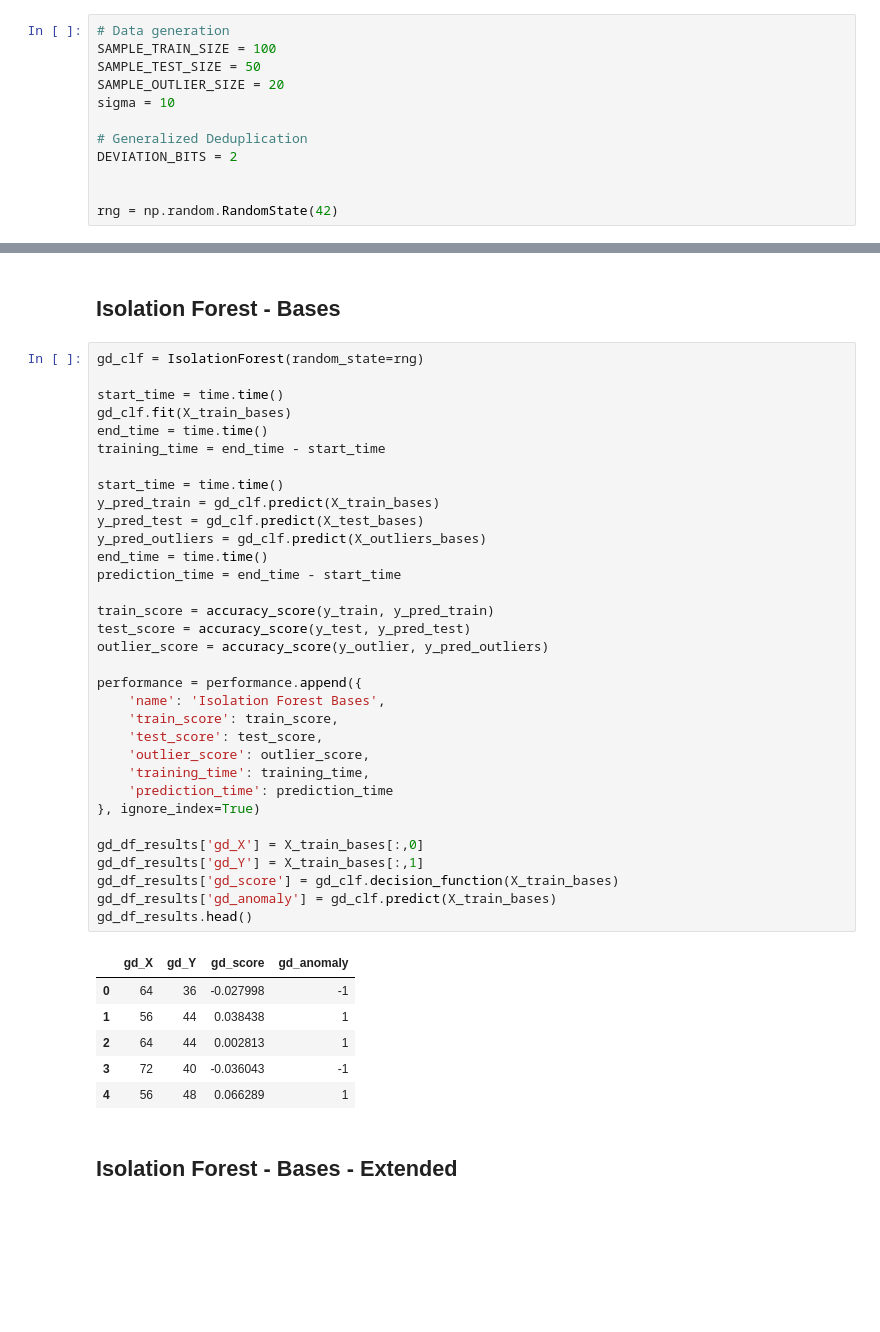
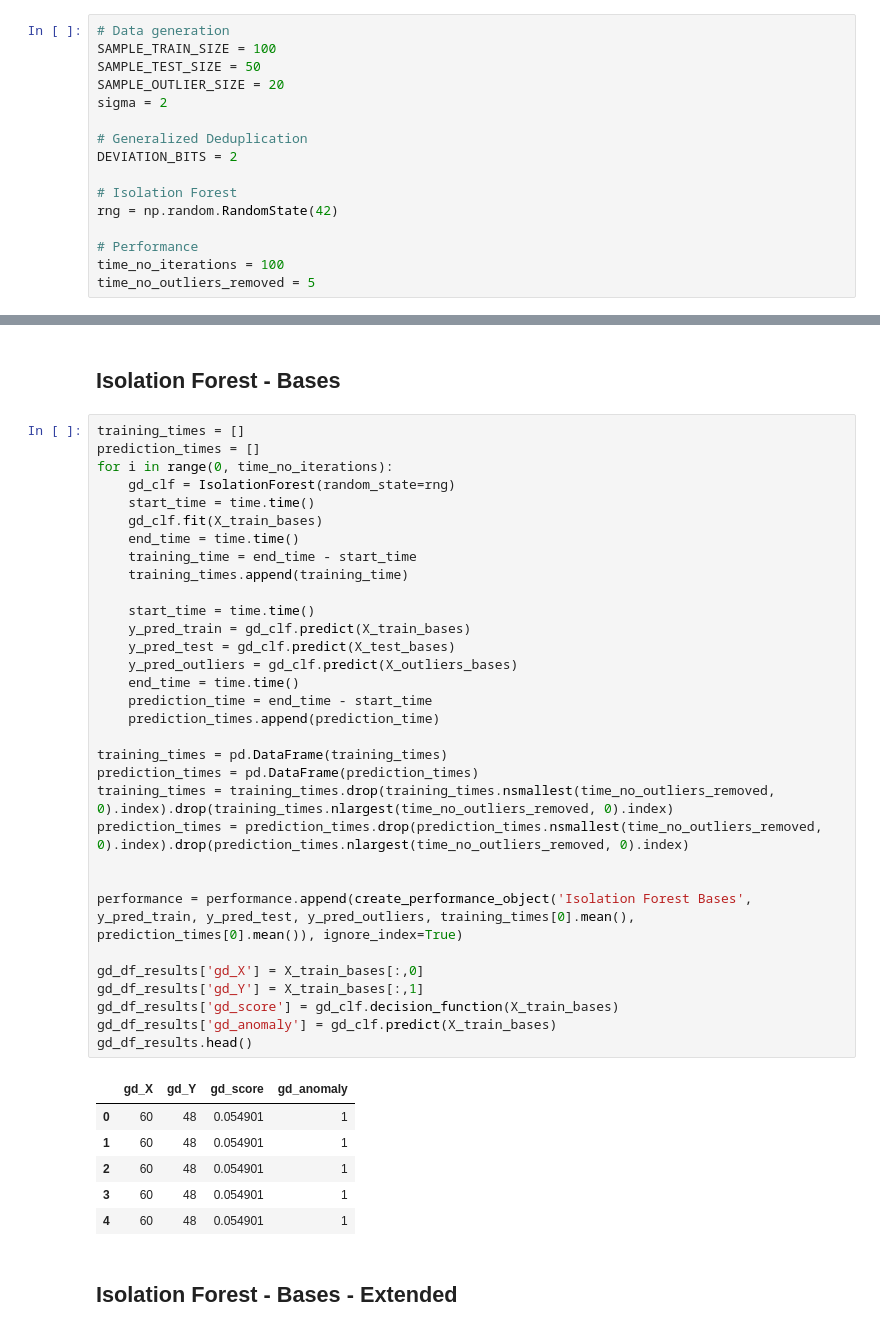
Before and after one commit to mlRosenquist/au-mlr-research-and-development-dedup, a Jupyter notebook: src/synthetic-dataset-2d.ipynb, the cells around one changed output, grey strips where cells are left out. Drawn from its saved outputs; the diff is of its cells as text; blank space fills up the shorter version.

```diff
--- a/src/synthetic-dataset-2d.ipynb
+++ b/src/synthetic-dataset-2d.ipynb
@@ -21,13 +23,17 @@ from sklearn.ensemble import IsolationForest
 SAMPLE_TRAIN_SIZE = 100
 SAMPLE_TEST_SIZE = 50
 SAMPLE_OUTLIER_SIZE = 20
-sigma = 10
+sigma = 2
 
 # Generalized Deduplication
 DEVIATION_BITS = 2
 
+# Isolation Forest
+rng = np.random.RandomState(42)
 
-rng = np.random.RandomState(42)
+# Performance
+time_no_iterations = 100
+time_no_outliers_removed = 5
 # %% [markdown]
 # Load Data
 # %% [markdown]
@@ -79,45 +119,44 @@ performance = pd.DataFrame(columns=['name', 'train_score', 'test_score', 'outlie
 # %% [markdown]
 ## Isolation Forest - Bases
 # %%
-gd_clf = IsolationForest(random_state=rng)
+training_times = []
+prediction_times = []
+for i in range(0, time_no_iterations):
+    gd_clf = IsolationForest(random_state=rng)
+    start_time = time.time()
+    gd_clf.fit(X_train_bases)
+    end_time = time.time()
+    training_time = end_time - start_time
+    training_times.append(training_time)
 
-start_time = time.time()
-gd_clf.fit(X_train_bases)
-end_time = time.time()
-training_time = end_time - start_time
+    start_time = time.time()
+    y_pred_train = gd_clf.predict(X_train_bases)
+    y_pred_test = gd_clf.predict(X_test_bases)
+    y_pred_outliers = gd_clf.predict(X_outliers_bases)
+    end_time = time.time()
+    prediction_time = end_time - start_time
+    prediction_times.append(prediction_time)
 
-start_time = time.time()
-y_pred_train = gd_clf.predict(X_train_bases)
-y_pred_test = gd_clf.predict(X_test_bases)
-y_pred_outliers = gd_clf.predict(X_outliers_bases)
-end_time = time.time()
-prediction_time = end_time - start_time
+training_times = pd.DataFrame(training_times)
+prediction_times = pd.DataFrame(prediction_times)
+training_times = training_times.drop(training_times.nsmallest(time_no_outliers_removed, 0).index).drop(training_times.nlargest(time_no_outliers_removed, 0).index)
+prediction_times = prediction_times.drop(prediction_times.nsmallest(time_no_outliers_removed, 0).index).drop(prediction_times.nlargest(time_no_outliers_removed, 0).index)
 
-train_score = accuracy_score(y_train, y_pred_train)
-test_score = accuracy_score(y_test, y_pred_test)
-outlier_score = accuracy_score(y_outlier, y_pred_outliers)
 
-performance = performance.append({
-    'name': 'Isolation Forest Bases',
-    'train_score': train_score,
-    'test_score': test_score,
-    'outlier_score': outlier_score,
-    'training_time': training_time,
-    'prediction_time': prediction_time
-}, ignore_index=True)
+performance = performance.append(create_performance_object('Isolation Forest Bases', y_pred_train, y_pred_test, y_pred_outliers, training_times[0].mean(), prediction_times[0].mean()), ignore_index=True)
 
 gd_df_results['gd_X'] = X_train_bases[:,0]
 gd_df_results['gd_Y'] = X_train_bases[:,1]
 gd_df_results['gd_score'] = gd_clf.decision_function(X_train_bases)
 gd_df_results['gd_anomaly'] = gd_clf.predict(X_train_bases)
 gd_df_results.head()
 # %% [output]
 |  | gd_X | gd_Y | gd_score | gd_anomaly |
-| 0 | 64 | 36 | -0.027998 | -1 |
-| 1 | 56 | 44 | 0.038438 | 1 |
-| 2 | 64 | 44 | 0.002813 | 1 |
-| 3 | 72 | 40 | -0.036043 | -1 |
-| 4 | 56 | 48 | 0.066289 | 1 |
+| 0 | 60 | 48 | 0.054901 | 1 |
+| 1 | 60 | 48 | 0.054901 | 1 |
+| 2 | 60 | 48 | 0.054901 | 1 |
+| 3 | 60 | 48 | 0.054901 | 1 |
+| 4 | 60 | 48 | 0.054901 | 1 |
 # %% [markdown]
 ## Isolation Forest - Bases - Extended
 # %%
```
Also changed, not shown: parts of 19 cells of this notebook, 25 other files.
